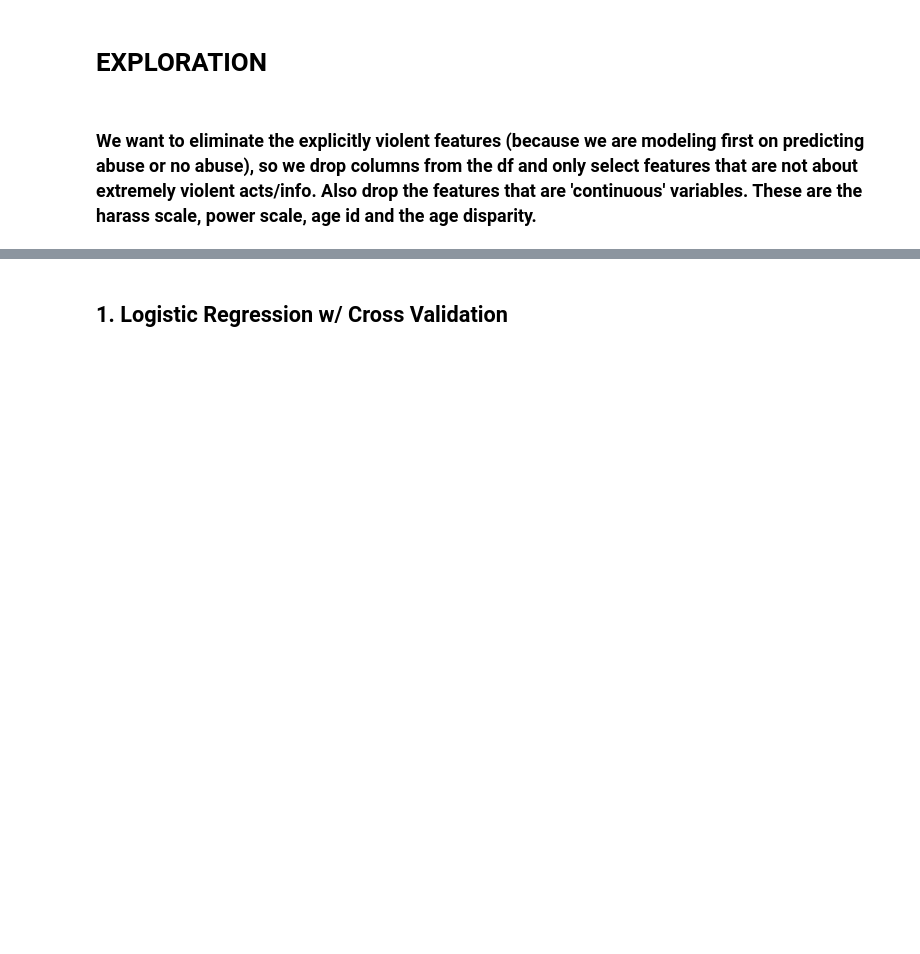
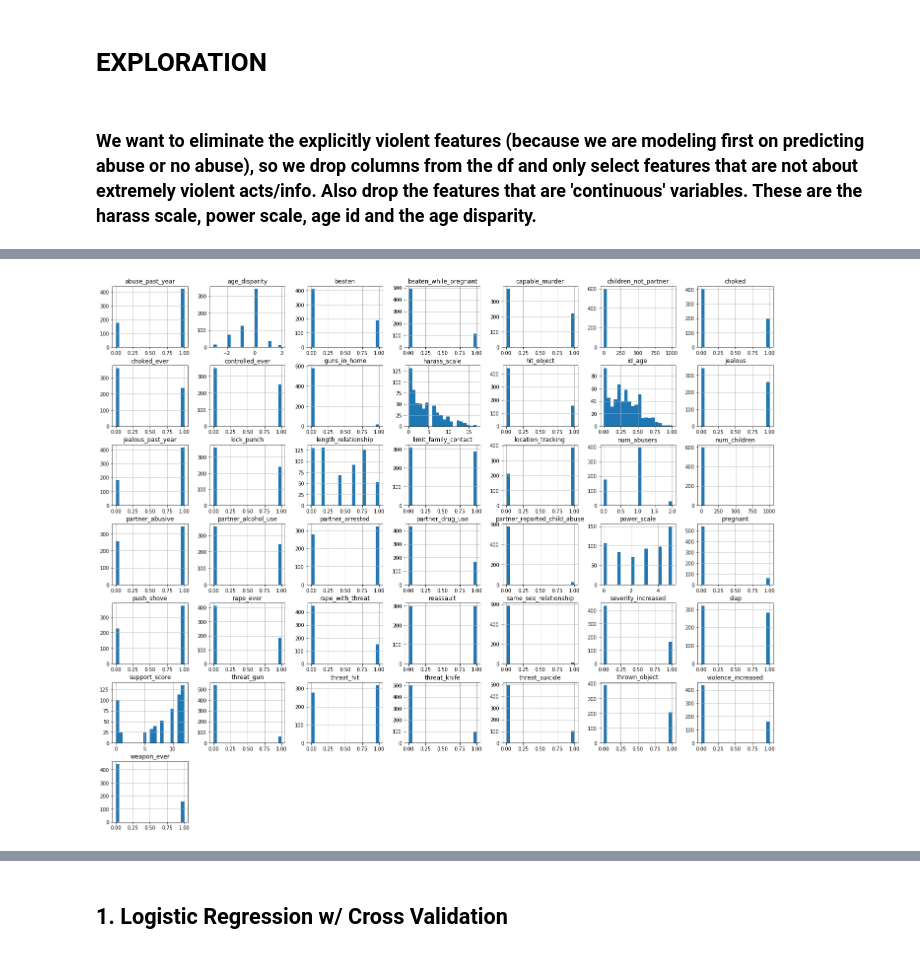
Before and after one commit to codeup-capstone-one/domestic-violence, a Jupyter notebook: msc_master_draft.ipynb, the cells around one changed output, grey strips where cells are left out. Drawn from its saved outputs; the diff is of its cells as text; code cells hidden in the pictures; blank space fills up the shorter version.

```diff
--- a/msc_master_draft.ipynb
+++ b/msc_master_draft.ipynb
@@ -198,20 +225,15 @@ dtypes: int64(45)
 memory usage: 247.9 KB
 # %%
 # create list of features
-features = [col for col in df]
-drop features from this list that are perceived as primary key or continuous variables
+features = [col for col in dfa]
+# drop features from this list that are perceived as primary key or target variable
 features.remove('id')
-features.remove('length_relationship')
-features.remove('power_scale')
-features.remove('harass_scale')
-features.remove('id_age')
-features.remove('reassault')
 features.remove('abuse_past_year')
 features.remove('abuse_status')
 # %%
 # split train and test
-X = df[features]
-y = df[['abuse_past_year']]
+X = dfa[features]
+y = dfa[['abuse_past_year']]
 X_train, X_test, y_train, y_test = train_test_split(X, y, test_size = .15, random_state = 0, stratify=y)
 
 train_df = pd.concat([X_train, y_train], axis=1)
@@ -222,13 +244,13 @@ test_df = pd.concat([X_test, y_test], axis=1)
 ### We want to eliminate the explicitly violent features (because we are modeling first on predicting abuse or no abuse), so we drop columns from the df and only select features that are not about extremely violent acts/info. Also drop the features that are 'continuous' variables. These are the harass scale, power scale, age id and the age disparity.
 # %%
 # we will refer to this list of variables as 'keep'
-keep = list(df.drop(columns={'id','abuse_past_year', 'abuse_status','partner_abusive', 'num_abusers','beaten_while_pregnant','threat_hit', 'thrown_object', 'push_shove', 'slap', 'kick_punch',
+
+keep = list(dfa.drop(columns={'id','abuse_past_year', 'abuse_status','partner_abusive', 'num_abusers','beaten_while_pregnant','threat_hit', 'thrown_object', 'push_shove', 'slap', 'kick_punch',
        'hit_object', 'beaten', 'choked', 'threat_knife', 'threat_gun','rape_with_threat','threat_suicide','violence_increased', 'severity_increased', 'weapon_ever',
        'choked_ever', 'rape_ever','capable_murder'}).columns)
 keep.remove('length_relationship')
-keep.remove('power_scale')
-keep.remove('harass_scale')
 keep.remove('id_age')
 keep.remove('reassault')
+
 # add the continuous variables into their own list
-continuous_vars = ['length_relationship', 'power_scale', 'harass_scale', 'id_age']
+continuous_vars = ['length_relationship', 'id_age']
@@ -241,9 +281,9 @@ sig_feats, sig_dict = explore.get_chi_squared(train_df, keep, 'abuse_past_year')
 # scale continuous variables
 scaler = MinMaxScaler()
 
-scaler.fit(train_df[['id_age']])
+scaler.fit(train_df[continuous_vars])
 
-train_df[['id_age']] = scaler.transform(train_df[['id_age']])
-test_df[['id_age']] = scaler.transform(test_df[['id_age']])
+train_df[continuous_vars] = scaler.transform(train_df[continuous_vars])
+test_df[continuous_vars] = scaler.transform(test_df[continuous_vars])
 # %%
 continuous_vars
@@ -265,0 +319,6 @@ for feature in continuous_vars:
+# %%
+# histograms
+# normalization(?)
+plot_hist(train_df)
+# %% [output]
+[figure, added]
```
Also changed, not shown: parts of 91 cells of this notebook.
